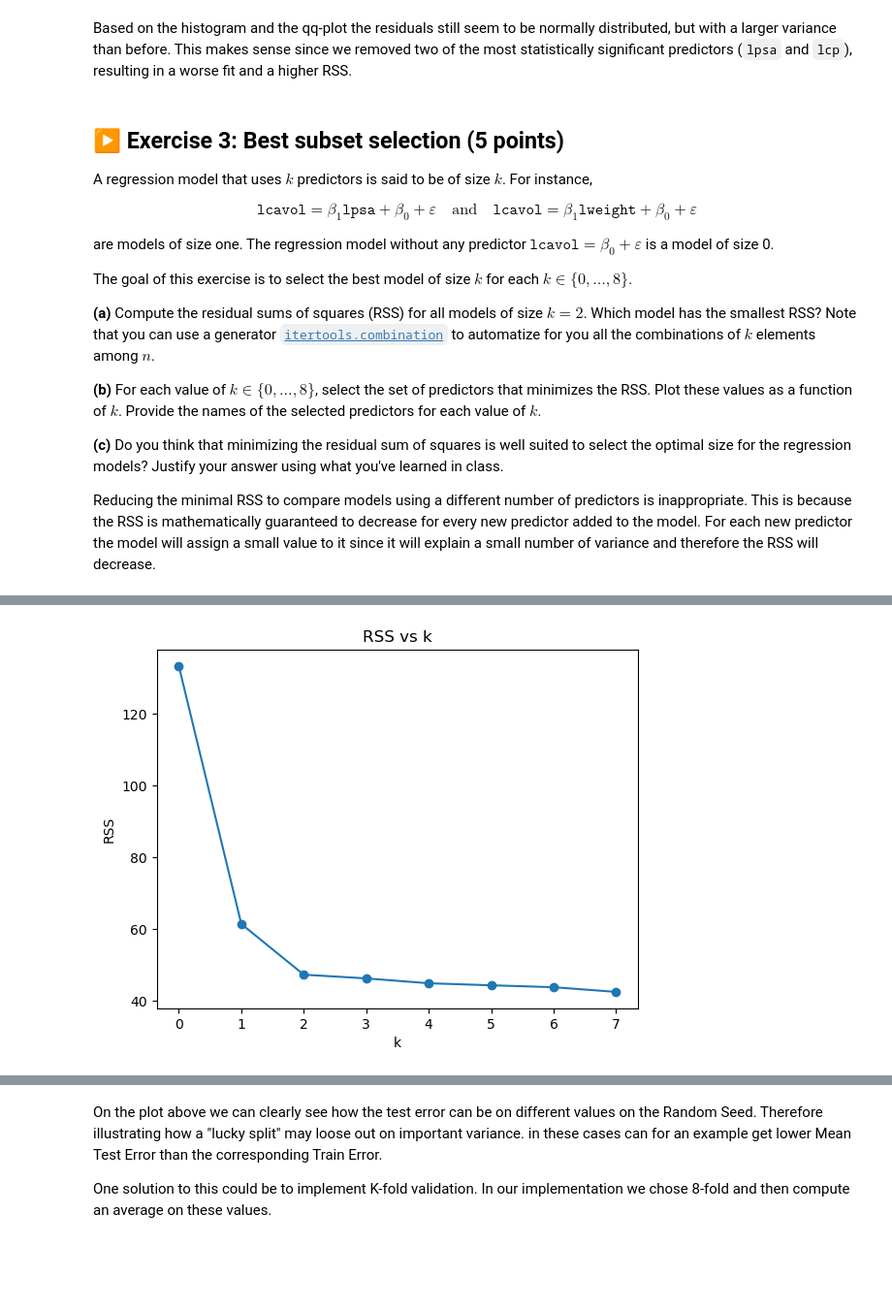
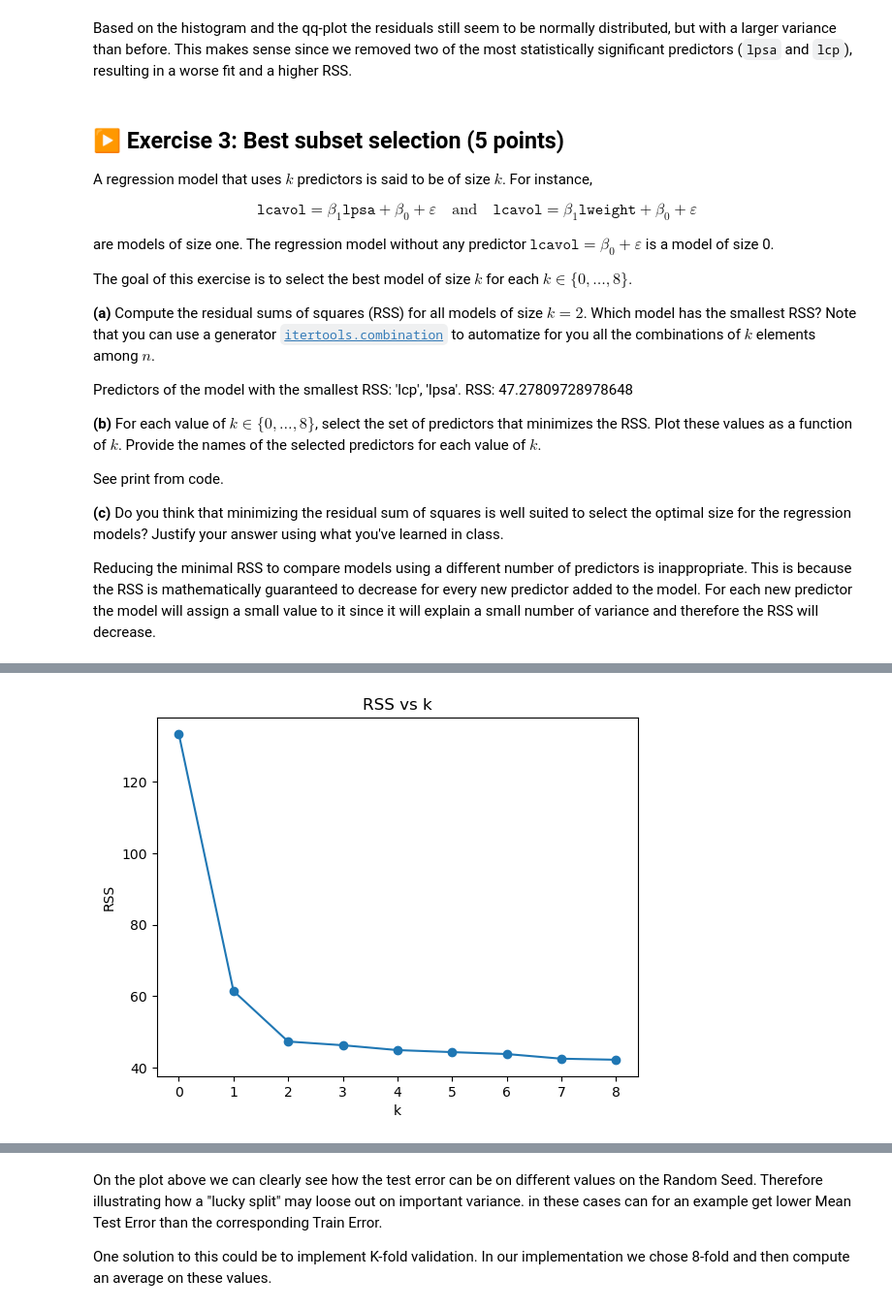
Before and after one commit to MC0117/SLA-labs, a Jupyter notebook: TP1/TP1.ipynb, the cells around one changed output, grey strips where cells are left out. Shown at 97% size. Drawn from its saved outputs; the diff is of its cells as text; code cells hidden in the pictures; blank space fills up the shorter version.

```diff
--- a/TP1/TP1.ipynb
+++ b/TP1/TP1.ipynb
@@ -483,7 +504,12 @@ The goal of this exercise is to select the best model of size $k$ for each $k \i
 
 **(a)** Compute the residual sums of squares (RSS) for all models of size $k = 2$. Which model has the smallest RSS? Note that you can use a generator [`itertools.combination`](https://docs.python.org/3/library/itertools.html#itertools.combinations) to automatize for you all the combinations of $k$ elements among $n$.
 
+Predictors of the model with the smallest RSS:  'lcp', 'lpsa'.
+RSS:  47.27809728978648
+
 **(b)** For each value of $k \in \{0, \dots, 8\}$, select the set of predictors that minimizes the RSS. Plot these values as a function of $k$. Provide the names of the selected predictors for each value of $k$.
+
+See print from code.
 
 **(c)** Do you think that minimizing the residual sum of squares is well suited to select the optimal size for the regression models? Justify your answer using what you've learned in class.
 
@@ -495,7 +521,7 @@ combos = combinations(df_enc.columns.drop(["lcavol", "intercept"]), 2)
 
 RSS = np.inf
 best_combo = None
-
+print("a)")
 for combo in combos:
     X = df_enc[list(combo)]
     X = sm.add_constant(X)
@@ -504,11 +530,10 @@ for combo in combos:
     y_hat = results.get_prediction(X).predicted_mean
     res = y - y_hat
     RSS_combo = (res**2).sum()
+    # print('Combo: ', combo, 'RSS: ', round(RSS_combo,3))  #uncomment if you want to see all RSS:s.
     if RSS_combo < RSS:
         RSS = RSS_combo
         best_combo = combo
-
-print("a)")
 print("Best combination of predictors: ", best_combo)
 print("RSS: ", RSS)
 
@@ -516,7 +541,7 @@ print("RSS: ", RSS)
 print("b)")
 print(f"{'k': <10} {'Best Predictors':<80} {'RSS':<10}")
 best_combos = {}
-for k in range(8):
+for k in range(9):
     combos = combinations(df_enc.columns.drop(["lcavol", "intercept"]), k)
     RSS = np.inf
     best_combo = None
@@ -556,4 +582,4 @@ k          Best Predictors
-[figure, old version]
+[figure, new version]
 # %% [markdown]
 ## ▶️ Exercise 4: Split-validation (5 points)
 
```
Also changed, not shown: parts of 12 cells of this notebook.
